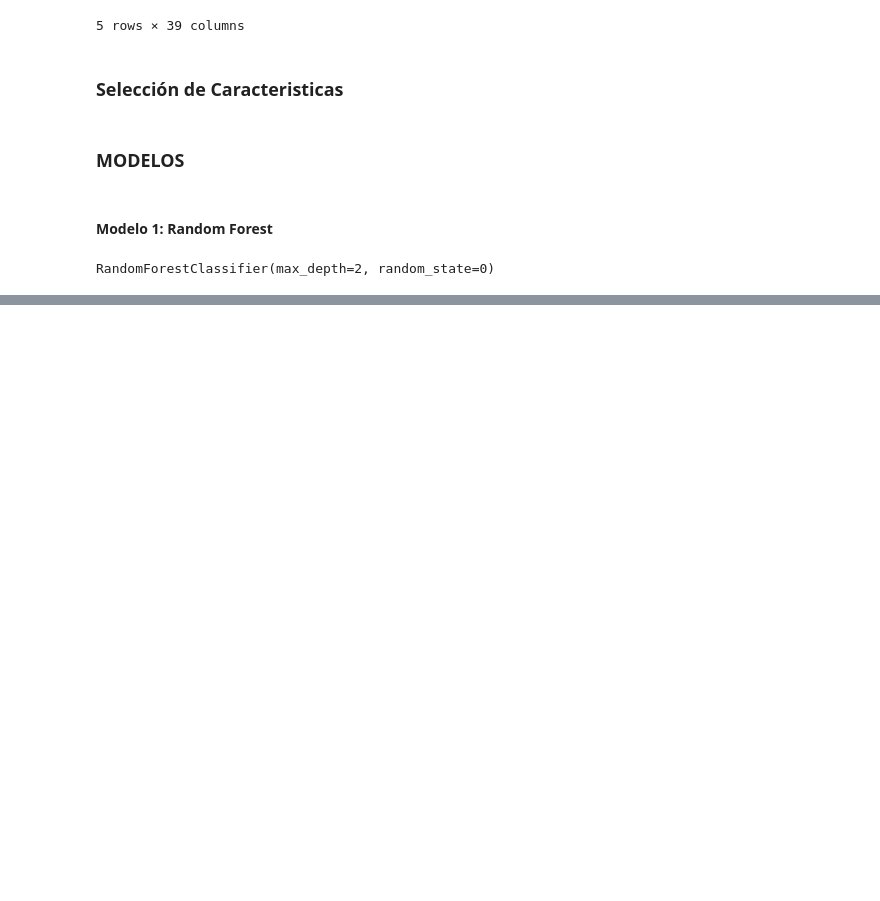
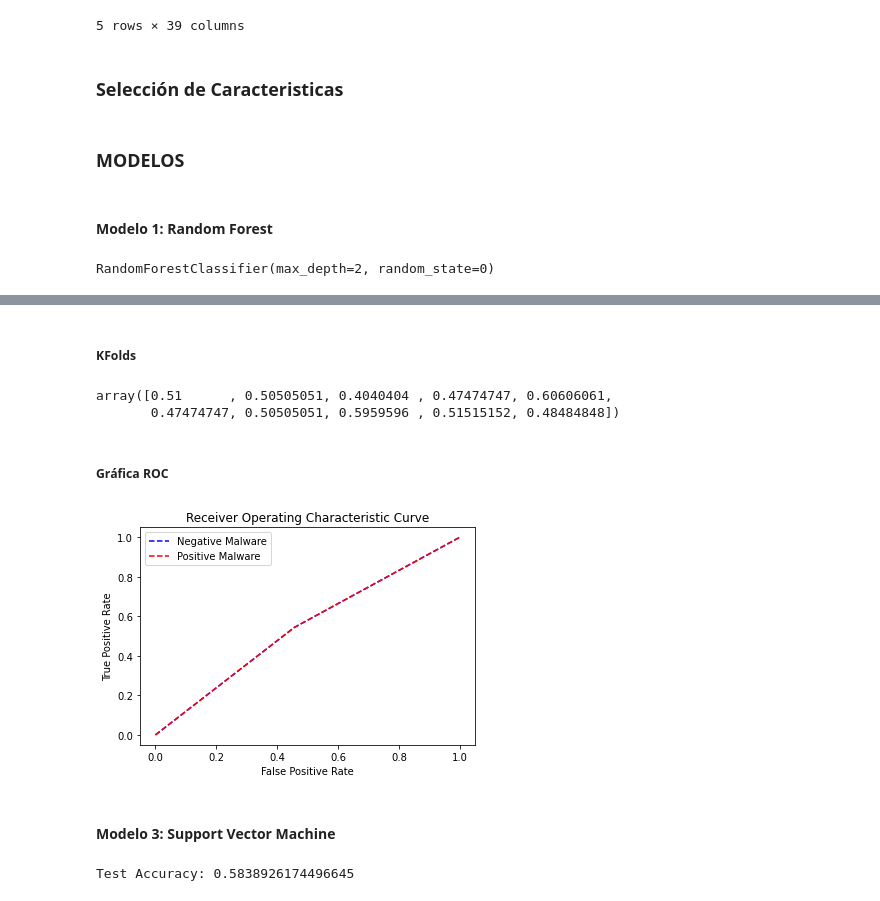
Before and after one commit to alexabravo/PROYECTO2-sds, a Jupyter notebook: proyecto2-sds.ipynb, the cells around one changed output, grey strips where cells are left out. Drawn from its saved outputs; the diff is of its cells as text; code cells hidden in the pictures; blank space fills up the shorter version.

Commit message:
Agregamos otro modelo?

```diff
--- a/proyecto2-sds.ipynb
+++ b/proyecto2-sds.ipynb
@@ -236,6 +236,8 @@ dfTest.head(5)
 | 3 | 7.0 | 42160.0 | 2.0 | 1.0 | 1.0 | ... |
 | 4 | 7.0 | 53447.0 | 1.0 | 1.0 | 1.0 | ... |
 5 rows × 39 columns
+# %%
+dfTrain = dfTrain.sample(frac=1/900)
 # %% [markdown]
 ### Selección de Caracteristicas
 # %%
@@ -264,7 +266,7 @@ xVal = normalize(xVal)
 # %%
 #Creamos una función para hacer nuestras gráficas ROC.
 #https://www.delftstack.com/es/howto/python/plot-roc-curve-python/
-def roc(fper, tper):
+def roc(model, xTest, yTest, name):
     n_classes = 2
     fpr = dict()
     tpr = dict()
@@ -338,0 +355,4 @@ roc(modeloRM,xTest,yTest, 'ROC-RF')
+# %%
+from sklearn import tree
+modelodtc = tree.DecisionTreeClassifier()
+modelodtc.fit(xTrain,yTrain)
@@ -338,0 +409,16 @@ roc(modeloRM,xTest,yTest, 'ROC-RF')
+# %% [markdown]
+##### KFolds
+# %%
+cvKF = cross_val_score(modelodtc, x, y, cv=10)
+cvKF
+# %% [output]
+array([0.51      , 0.50505051, 0.4040404 , 0.47474747, 0.60606061,
+       0.47474747, 0.50505051, 0.5959596 , 0.51515152, 0.48484848])
+# %% [markdown]
+##### Gráfica ROC
+# %%
+roc(modelodtc, xTest, yTest, 'ROC-DT')
+# %% [output]
+[figure, added]
+# %% [markdown]
+#### Modelo 3: Support Vector Machine
@@ -338,0 +434,5 @@ roc(modeloRM,xTest,yTest, 'ROC-RF')
+# %%
+#Calculamos el Accuracy
+print('Test Accuracy:', accuracy_score(yTest, yPred))
+# %% [output]
+Test Accuracy: 0.5838926174496645
```
Also changed, not shown: parts of 25 cells of this notebook.
